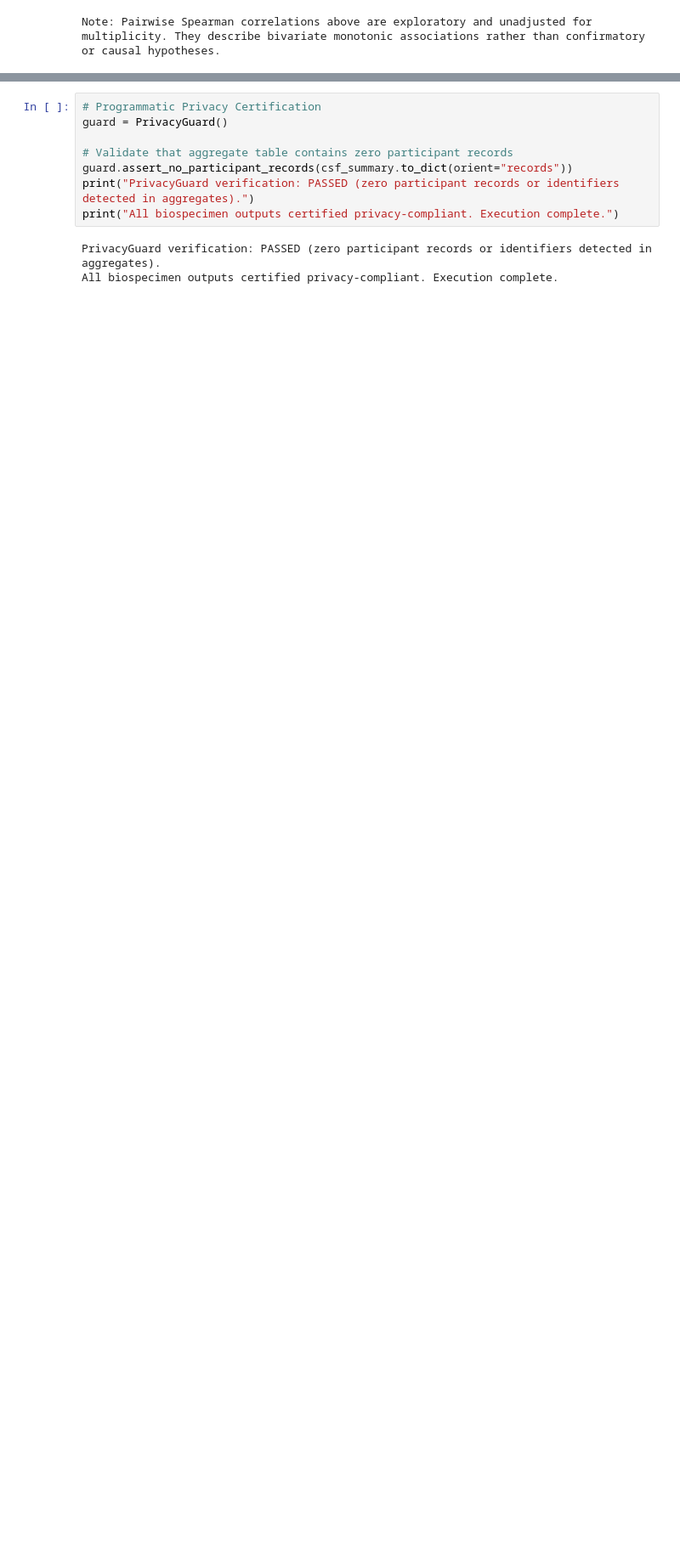
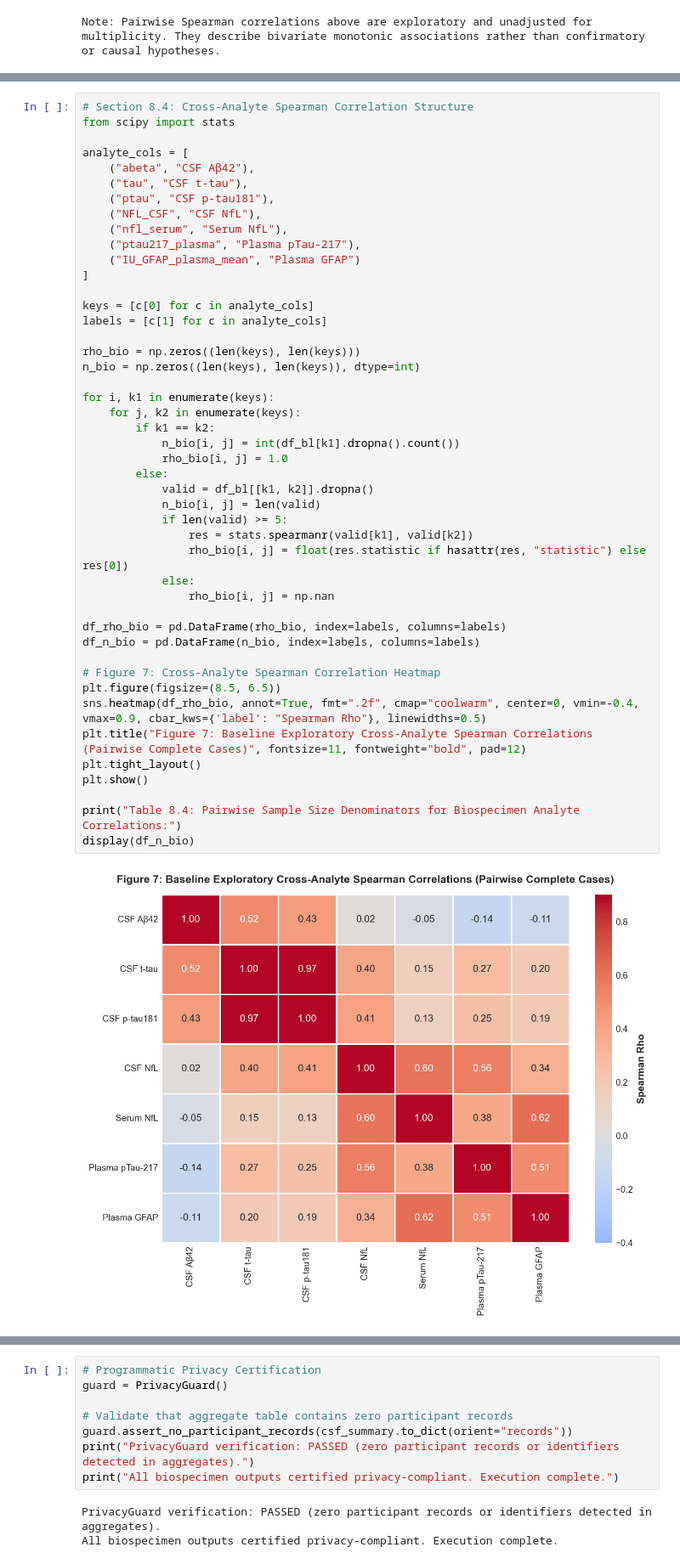
Before and after one commit to TalhaHassanUlHaq/ppmi-multimodal-eda-notebooks, a Jupyter notebook: eda_biospecimen.ipynb, the cells around one changed output, grey strips where cells are left out. Shown at 85% size. Cells and saved outputs as stored; diff of their text form; blank space fills up the shorter version.

```diff
--- a/eda_biospecimen.ipynb
+++ b/eda_biospecimen.ipynb
@@ -370,0 +481,48 @@ Based on the empirical biospecimen results:
+# %%
+# Section 8.4: Cross-Analyte Spearman Correlation Structure
+from scipy import stats
+
+analyte_cols = [
+    ("abeta", "CSF Aβ42"),
+    ("tau", "CSF t-tau"),
+    ("ptau", "CSF p-tau181"),
+    ("NFL_CSF", "CSF NfL"),
+    ("nfl_serum", "Serum NfL"),
+    ("ptau217_plasma", "Plasma pTau-217"),
+    ("IU_GFAP_plasma_mean", "Plasma GFAP")
+]
+
+keys = [c[0] for c in analyte_cols]
+labels = [c[1] for c in analyte_cols]
+
+rho_bio = np.zeros((len(keys), len(keys)))
+n_bio = np.zeros((len(keys), len(keys)), dtype=int)
+
+for i, k1 in enumerate(keys):
+    for j, k2 in enumerate(keys):
+        if k1 == k2:
+            n_bio[i, j] = int(df_bl[k1].dropna().count())
+            rho_bio[i, j] = 1.0
+        else:
+            valid = df_bl[[k1, k2]].dropna()
+            n_bio[i, j] = len(valid)
+            if len(valid) >= 5:
+                res = stats.spearmanr(valid[k1], valid[k2])
+                rho_bio[i, j] = float(res.statistic if hasattr(res, "statistic") else res[0])
+            else:
+                rho_bio[i, j] = np.nan
+
+df_rho_bio = pd.DataFrame(rho_bio, index=labels, columns=labels)
+df_n_bio = pd.DataFrame(n_bio, index=labels, columns=labels)
+
+# Figure 7: Cross-Analyte Spearman Correlation Heatmap
+plt.figure(figsize=(8.5, 6.5))
+sns.heatmap(df_rho_bio, annot=True, fmt=".2f", cmap="coolwarm", center=0, vmin=-0.4, vmax=0.9, cbar_kws={'label': "Spearman Rho"}, linewidths=0.5)
+plt.title("Figure 7: Baseline Exploratory Cross-Analyte Spearman Correlations (Pairwise Complete Cases)", fontsize=11, fontweight="bold", pad=12)
+plt.tight_layout()
+plt.show()
+
+print("Table 8.4: Pairwise Sample Size Denominators for Biospecimen Analyte Correlations:")
+display(df_n_bio)
+# %% [output]
+[figure, added]
```
Also changed, not shown: parts of 16 cells of this notebook, 17 other files.
